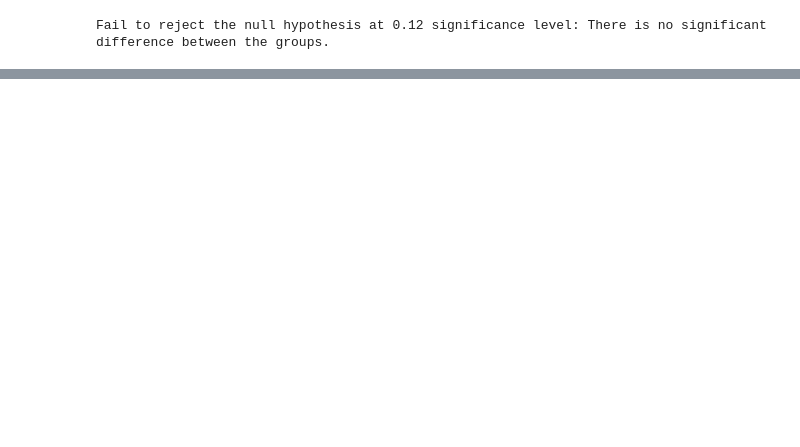
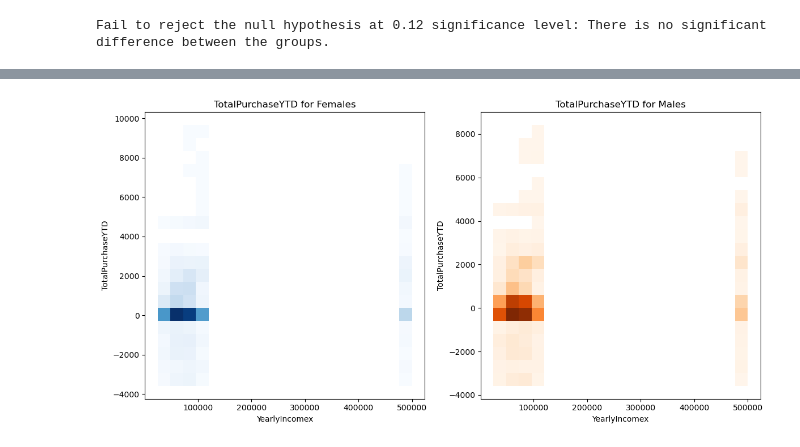
Before and after one commit to Zomnipotential/EC_SQL_Python_Quiz, a Jupyter notebook: SQLPythonQuiz.ipynb, the cells around one changed output, grey strips where cells are left out. Cells and saved outputs as stored; diff of their text form; code cells hidden in the pictures; blank space fills up the shorter version.

```diff
--- a/SQLPythonQuiz.ipynb
+++ b/SQLPythonQuiz.ipynb
@@ -749,0 +875,22 @@ Fail to reject the null hypothesis at 0.12 significance level: There is no signi
+# %%
+# Filter data for females and males
+female_data = joint_df[joint_df['Genderx'] == 0]
+male_data = joint_df[joint_df['Genderx'] == 1]
+
+# Plot histograms
+plt.figure(figsize=(12, 6))
+
+# Histogram for females
+plt.subplot(1, 2, 1)
+sns.histplot(data=female_data, x='YearlyIncomex', y='TotalPurchaseYTD', bins=20, cmap='Blues')
+plt.title('TotalPurchaseYTD for Females')
+
+# Histogram for males
+plt.subplot(1, 2, 2)
+sns.histplot(data=male_data, x='YearlyIncomex', y='TotalPurchaseYTD', bins=20, cmap='Oranges')
+plt.title('TotalPurchaseYTD for Males')
+
+plt.tight_layout()
+plt.show()
+# %% [output]
+[figure, added]
```
Also changed, not shown: parts of 51 cells of this notebook.
